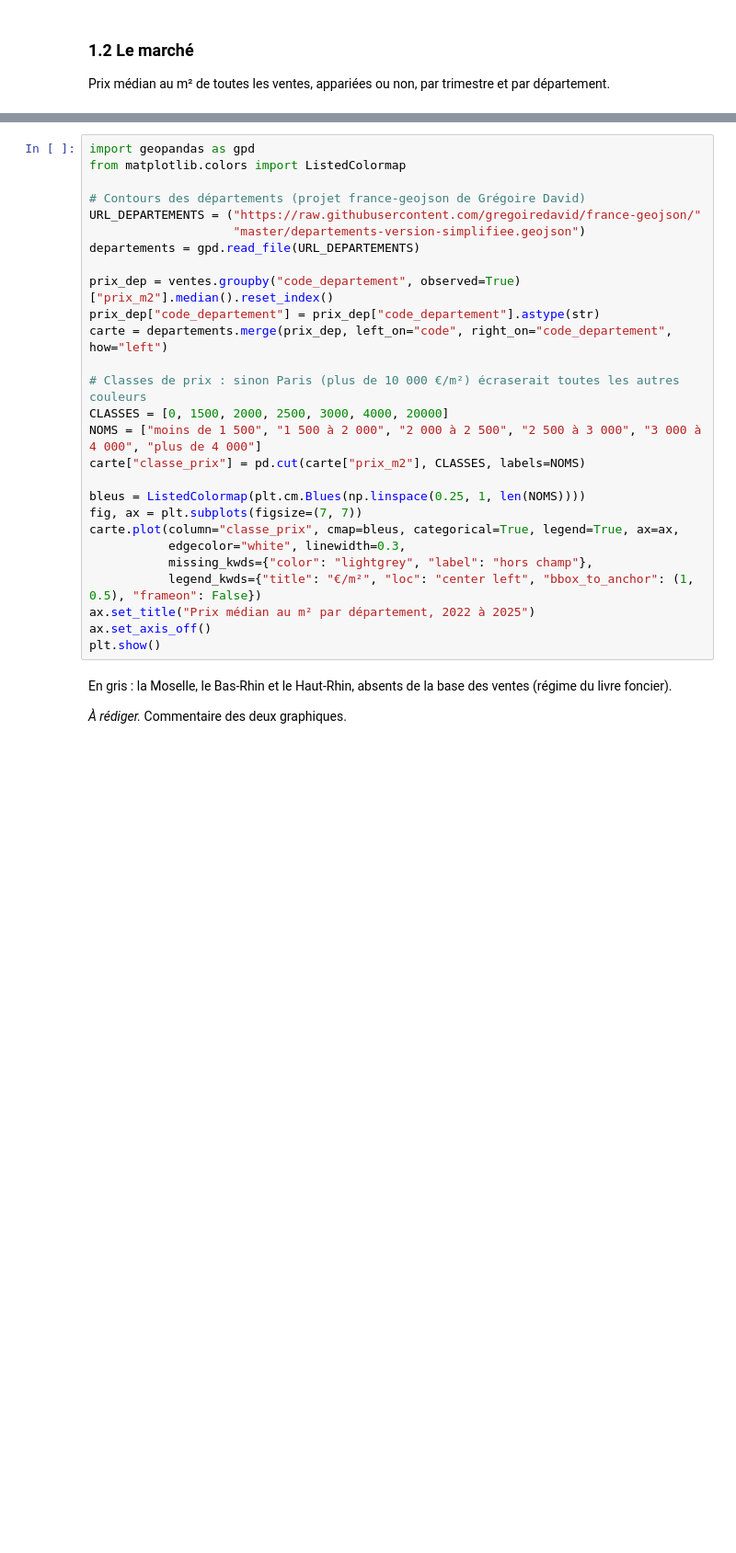
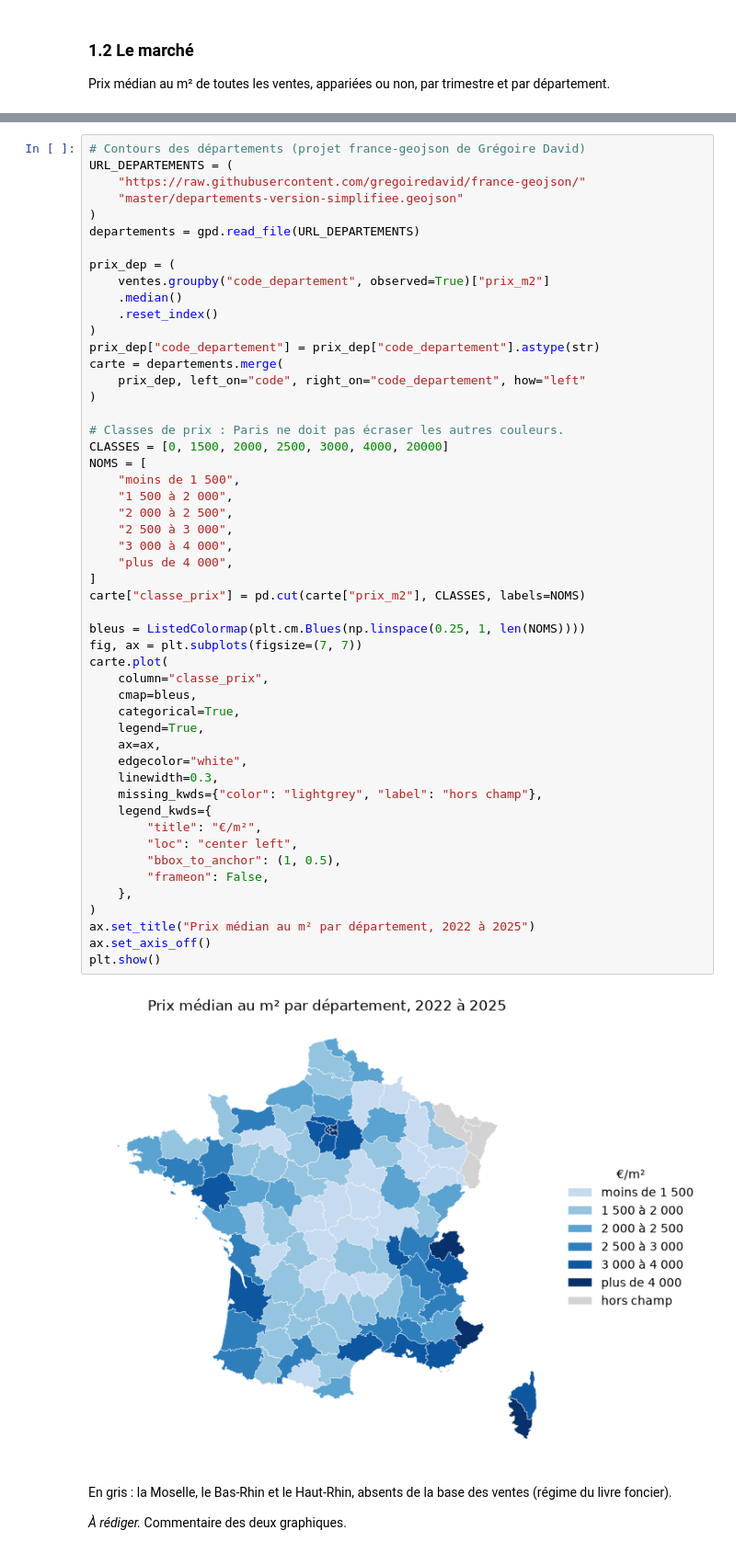
Before and after one commit to Hackbouiti/dpe-immobilier, a Jupyter notebook: notebooks/rapport.ipynb, the cells around one changed output, grey strips where cells are left out. Shown at 92% size. Drawn from its saved outputs; the diff is of its cells as text; blank space fills up the shorter version.

```diff
--- a/notebooks/rapport.ipynb
+++ b/notebooks/rapport.ipynb
@@ -59,30 +87,56 @@ plt.show()
 # %%
-import geopandas as gpd
-from matplotlib.colors import ListedColormap
-
 # Contours des départements (projet france-geojson de Grégoire David)
-URL_DEPARTEMENTS = ("https://raw.githubusercontent.com/gregoiredavid/france-geojson/"
-                    "master/departements-version-simplifiee.geojson")
+URL_DEPARTEMENTS = (
+    "https://raw.githubusercontent.com/gregoiredavid/france-geojson/"
+    "master/departements-version-simplifiee.geojson"
+)
 departements = gpd.read_file(URL_DEPARTEMENTS)
 
-prix_dep = ventes.groupby("code_departement", observed=True)["prix_m2"].median().reset_index()
+prix_dep = (
+    ventes.groupby("code_departement", observed=True)["prix_m2"]
+    .median()
+    .reset_index()
+)
 prix_dep["code_departement"] = prix_dep["code_departement"].astype(str)
-carte = departements.merge(prix_dep, left_on="code", right_on="code_departement", how="left")
+carte = departements.merge(
+    prix_dep, left_on="code", right_on="code_departement", how="left"
+)
 
-# Classes de prix : sinon Paris (plus de 10 000 €/m²) écraserait toutes les autres couleurs
+# Classes de prix : Paris ne doit pas écraser les autres couleurs.
 CLASSES = [0, 1500, 2000, 2500, 3000, 4000, 20000]
-NOMS = ["moins de 1 500", "1 500 à 2 000", "2 000 à 2 500", "2 500 à 3 000", "3 000 à 4 000", "plus de 4 000"]
+NOMS = [
+    "moins de 1 500",
+    "1 500 à 2 000",
+    "2 000 à 2 500",
+    "2 500 à 3 000",
+    "3 000 à 4 000",
+    "plus de 4 000",
+]
 carte["classe_prix"] = pd.cut(carte["prix_m2"], CLASSES, labels=NOMS)
 
 bleus = ListedColormap(plt.cm.Blues(np.linspace(0.25, 1, len(NOMS))))
 fig, ax = plt.subplots(figsize=(7, 7))
-carte.plot(column="classe_prix", cmap=bleus, categorical=True, legend=True, ax=ax,
-           edgecolor="white", linewidth=0.3,
-           missing_kwds={"color": "lightgrey", "label": "hors champ"},
-           legend_kwds={"title": "€/m²", "loc": "center left", "bbox_to_anchor": (1, 0.5), "frameon": False})
+carte.plot(
+    column="classe_prix",
+    cmap=bleus,
+    categorical=True,
+    legend=True,
+    ax=ax,
+    edgecolor="white",
+    linewidth=0.3,
+    missing_kwds={"color": "lightgrey", "label": "hors champ"},
+    legend_kwds={
+        "title": "€/m²",
+        "loc": "center left",
+        "bbox_to_anchor": (1, 0.5),
+        "frameon": False,
+    },
+)
 ax.set_title("Prix médian au m² par département, 2022 à 2025")
 ax.set_axis_off()
 plt.show()
+# %% [output]
+[figure, added]
 # %% [markdown]
 En gris : la Moselle, le Bas-Rhin et le Haut-Rhin, absents de la base des ventes (régime du livre foncier).
 
```
Also changed, not shown: parts of 9 cells of this notebook, 20 other files.
